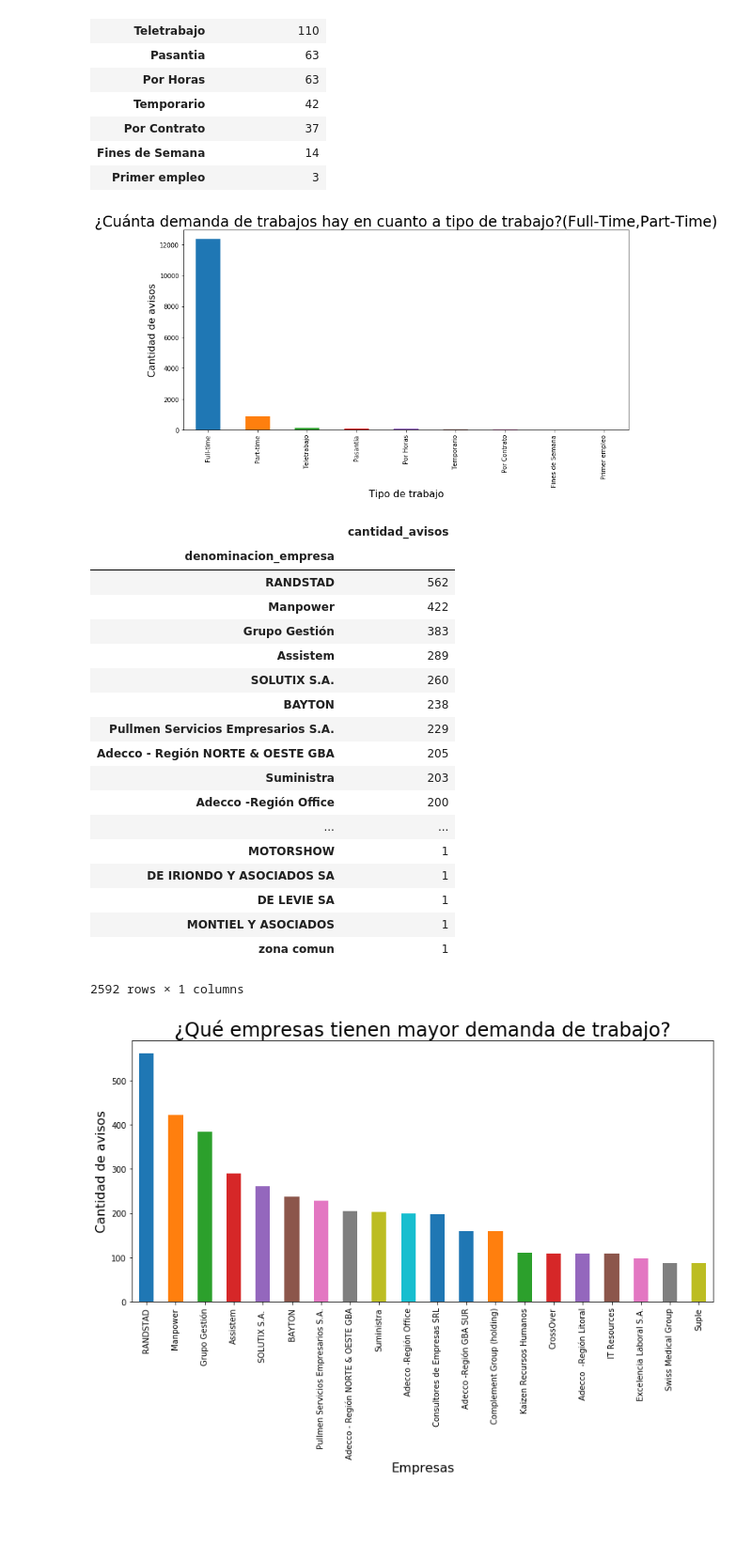
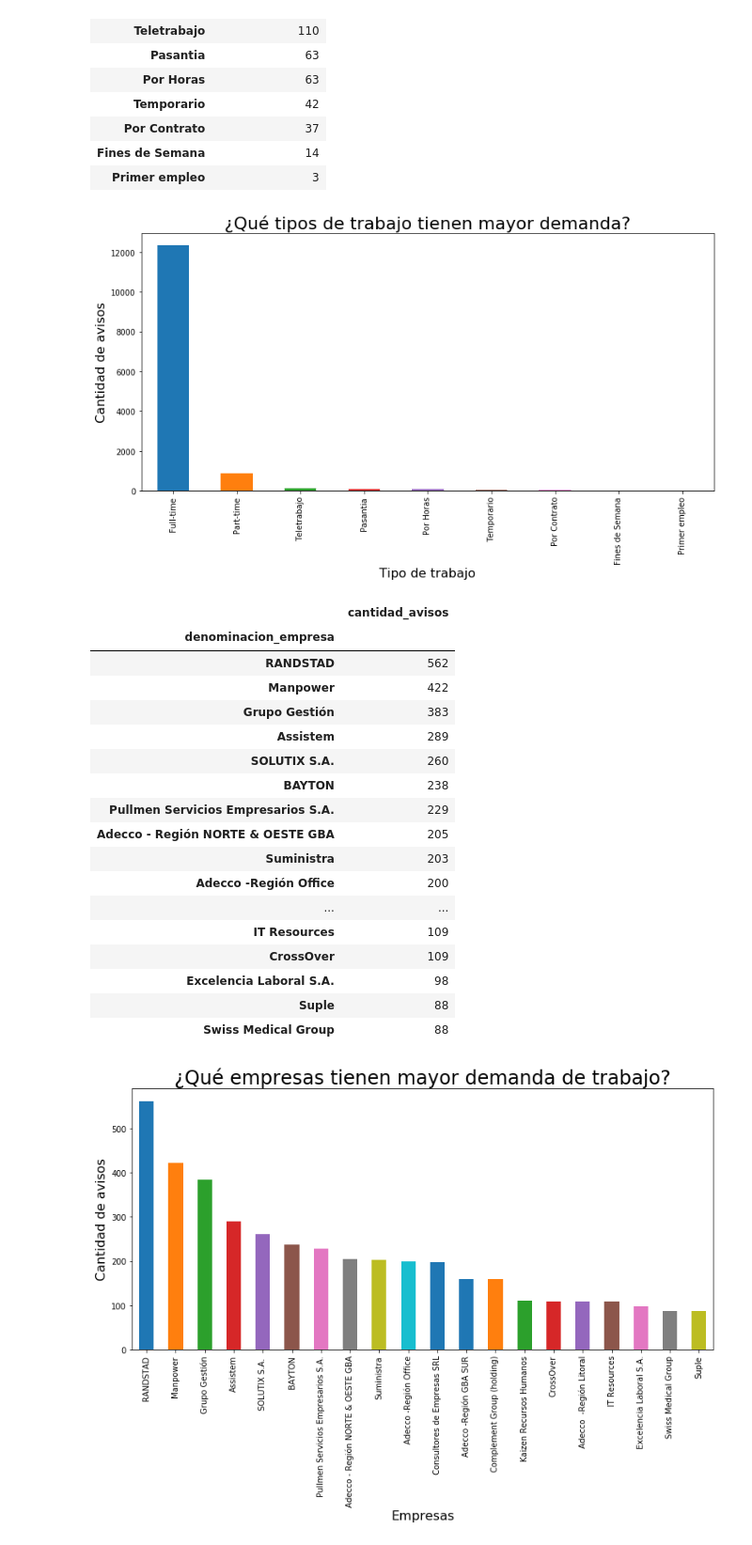
Before and after one commit to BrigliaAn/TP1-AnalisisExploratorio-ZonaJobs, a Jupyter notebook: Tp1-completo.ipynb, the cells around one changed output. Shown at 94% size. Cells and saved outputs as stored; diff of their text form; code cells hidden in the pictures; blank space fills up the shorter version.

```diff
--- a/Tp1-completo.ipynb
+++ b/Tp1-completo.ipynb
@@ -502,18 +501,18 @@ avisos_detalle.groupby('tipo_de_trabajo').agg({'tipo_de_trabajo':'count'}).sort_
 # %%
 fig = plt.figure()
 
 ax = avisos_detalle['tipo_de_trabajo'].value_counts().plot(kind='bar',figsize=(13,6));
 
-plt.title('¿Cuánta demanda de trabajos hay en cuanto a tipo de trabajo?(Full-Time,Part-Time)', fontsize=24)
+plt.title('¿Qué tipos de trabajo tienen mayor demanda?', fontsize=22)
 
 ax.set_xlabel('Tipo de trabajo', fontsize= 16)
 ax.set_ylabel('Cantidad de avisos', fontsize= 16);
 # %% [output]
-[figure, old version]
+[figure, new version]
 # %%
 #empresas con mayor cantidad de avisos
 avisos_detalle.groupby('denominacion_empresa').agg({'denominacion_empresa':'size'}).sort_values('denominacion_empresa',ascending=False)\
-                      .rename(columns={"denominacion_empresa": "cantidad_avisos"})
+                      .rename(columns={"denominacion_empresa": "cantidad_avisos"}).head(20)
 # %% [output]
 |  | cantidad_avisos |
 | denominacion_empresa |  |
@@ -528,12 +527,11 @@ avisos_detalle.groupby('denominacion_empresa').agg({'denominacion_empresa':'size
 | Suministra | 203 |
 | Adecco -Región Office | 200 |
 | ... | ... |
-| MOTORSHOW | 1 |
-| DE IRIONDO Y ASOCIADOS SA | 1 |
-| DE LEVIE SA | 1 |
-| MONTIEL Y ASOCIADOS | 1 |
-| zona comun | 1 |
+| IT Resources | 109 |
+| CrossOver | 109 |
+| Excelencia Laboral S.A. | 98 |
+| Suple | 88 |
+| Swiss Medical Group | 88 |
-2592 rows × 1 columns
 # %%
 fig = plt.figure()
 
```
Also changed, not shown: parts of 22 cells of this notebook.
